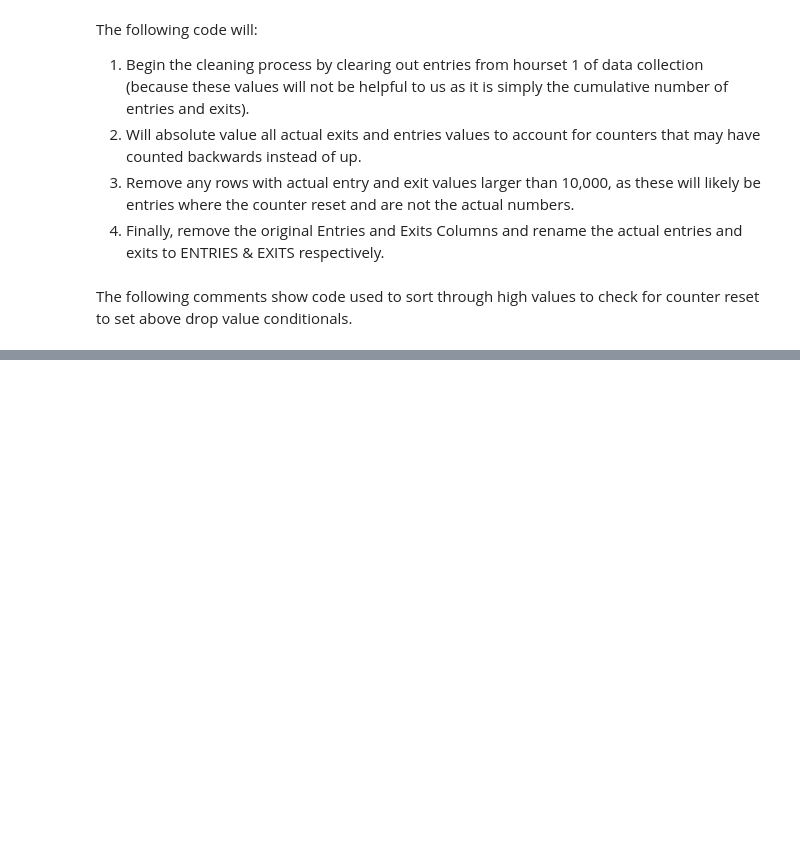
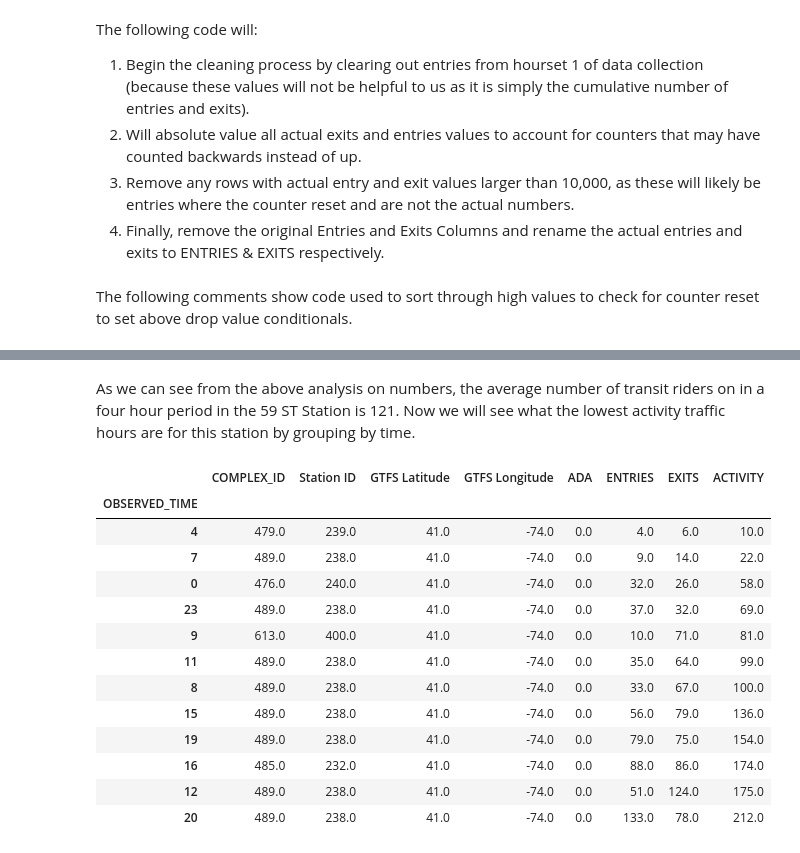
Before and after one commit to mehiks11/MTA_Reduced_Risk_Travel, a Jupyter notebook: Metis_MTA_Project_Code.ipynb, the cells around one changed output, grey strips where cells are left out. Drawn from its saved outputs; the diff is of its cells as text; code cells hidden in the pictures; blank space fills up the shorter version.

```diff
--- a/Metis_MTA_Project_Code.ipynb
+++ b/Metis_MTA_Project_Code.ipynb
@@ -324,0 +285,19 @@ memory usage: 33.8+ MB
+# %% [markdown]
+As we can see from the above analysis on numbers, the average number of transit riders on in a four hour period in the 59 ST Station is 121. Now we will see what the lowest activity traffic hours are for this station by grouping by time.
+# %%
+station_59_st.groupby(station_59_st.OBSERVED_TIME.dt.hour).mean().round().sort_values(by='ACTIVITY')
+# %% [output]
+|  | COMPLEX_ID | Station ID | GTFS Latitude | GTFS Longitude | ADA | ENTRIES | EXITS | ACTIVITY |
+| OBSERVED_TIME |  |  |  |  |  |  |  |  |
+| 4 | 479.0 | 239.0 | 41.0 | -74.0 | 0.0 | 4.0 | 6.0 | 10.0 |
+| 7 | 489.0 | 238.0 | 41.0 | -74.0 | 0.0 | 9.0 | 14.0 | 22.0 |
+| 0 | 476.0 | 240.0 | 41.0 | -74.0 | 0.0 | 32.0 | 26.0 | 58.0 |
+| 23 | 489.0 | 238.0 | 41.0 | -74.0 | 0.0 | 37.0 | 32.0 | 69.0 |
+| 9 | 613.0 | 400.0 | 41.0 | -74.0 | 0.0 | 10.0 | 71.0 | 81.0 |
+| 11 | 489.0 | 238.0 | 41.0 | -74.0 | 0.0 | 35.0 | 64.0 | 99.0 |
+| 8 | 489.0 | 238.0 | 41.0 | -74.0 | 0.0 | 33.0 | 67.0 | 100.0 |
+| 15 | 489.0 | 238.0 | 41.0 | -74.0 | 0.0 | 56.0 | 79.0 | 136.0 |
+| 19 | 489.0 | 238.0 | 41.0 | -74.0 | 0.0 | 79.0 | 75.0 | 154.0 |
+| 16 | 485.0 | 232.0 | 41.0 | -74.0 | 0.0 | 88.0 | 86.0 | 174.0 |
+| 12 | 489.0 | 238.0 | 41.0 | -74.0 | 0.0 | 51.0 | 124.0 | 175.0 |
+| 20 | 489.0 | 238.0 | 41.0 | -74.0 | 0.0 | 133.0 | 78.0 | 212.0 |
```
Also changed, not shown: parts of 13 cells of this notebook, 16 other files.
